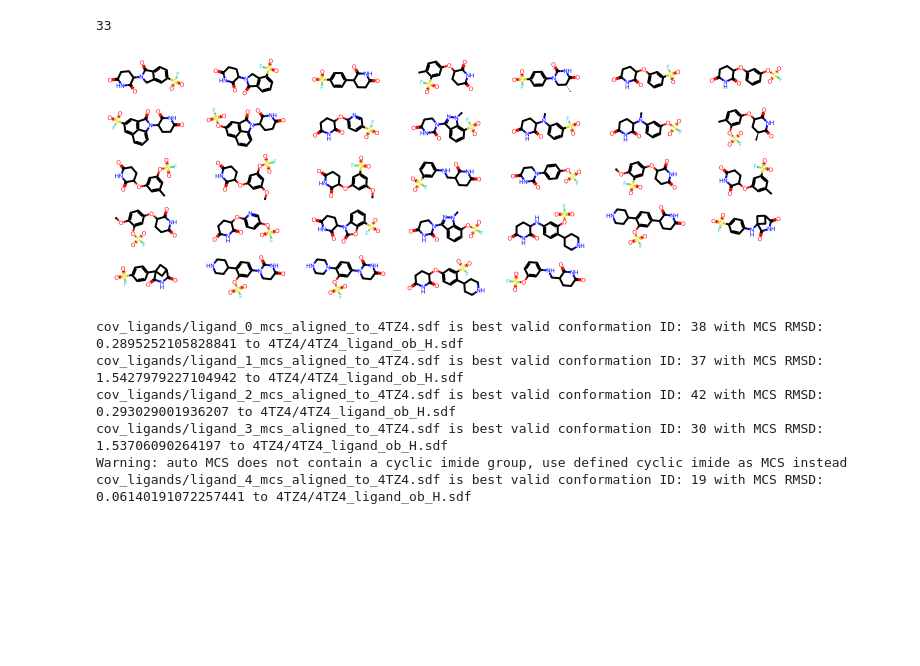
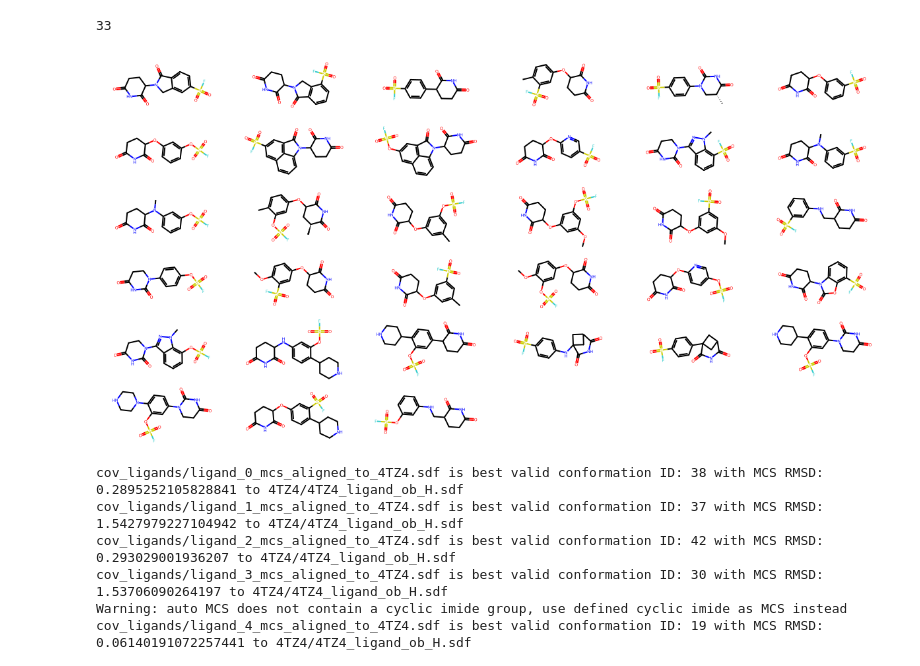
Before and after one commit to HaoLan-compchem/blog_16_03_2026, a Jupyter notebook: covalent_docking_test/workflow.ipynb, the cells around one changed output. Saved outputs shown, nothing was run; the diff lists cells and outputs as text; code cells hidden in the pictures; blank space fills up the shorter version.

```diff
--- a/covalent_docking_test/workflow.ipynb
+++ b/covalent_docking_test/workflow.ipynb
@@ -51,14 +51,14 @@ gen_set_3 = [
 # %%
 mol_list = []
 for smi in gen_set_3:
     mol = Chem.MolFromSmiles(smi)
     Chem.SanitizeMol(mol)
     mol_list.append(mol)
 print(len(mol_list))
-Draw.MolsToGridImage(mol_list, molsPerRow=7, subImgSize=(100,50))
+Draw.MolsToGridImage(mol_list, molsPerRow=6, subImgSize=(200,100))
 # %% [output]
 33
-[figure, old version]
+[figure, new version]
 # %%
 def All_Smiles_To_Covalent_Adducts_sdf(smiles_list, saved_conf_count=50, output_folder_path="cov_ligands"):
     ligand_sdf_path_list = []
```
Also changed, not shown: 23 other files.
